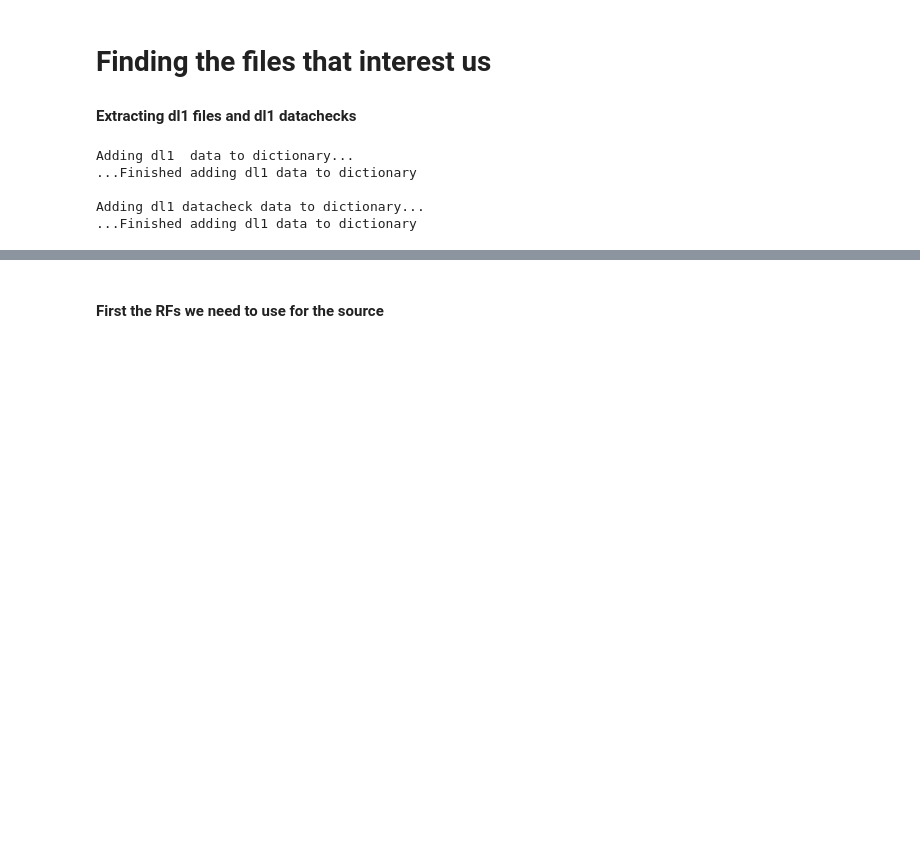
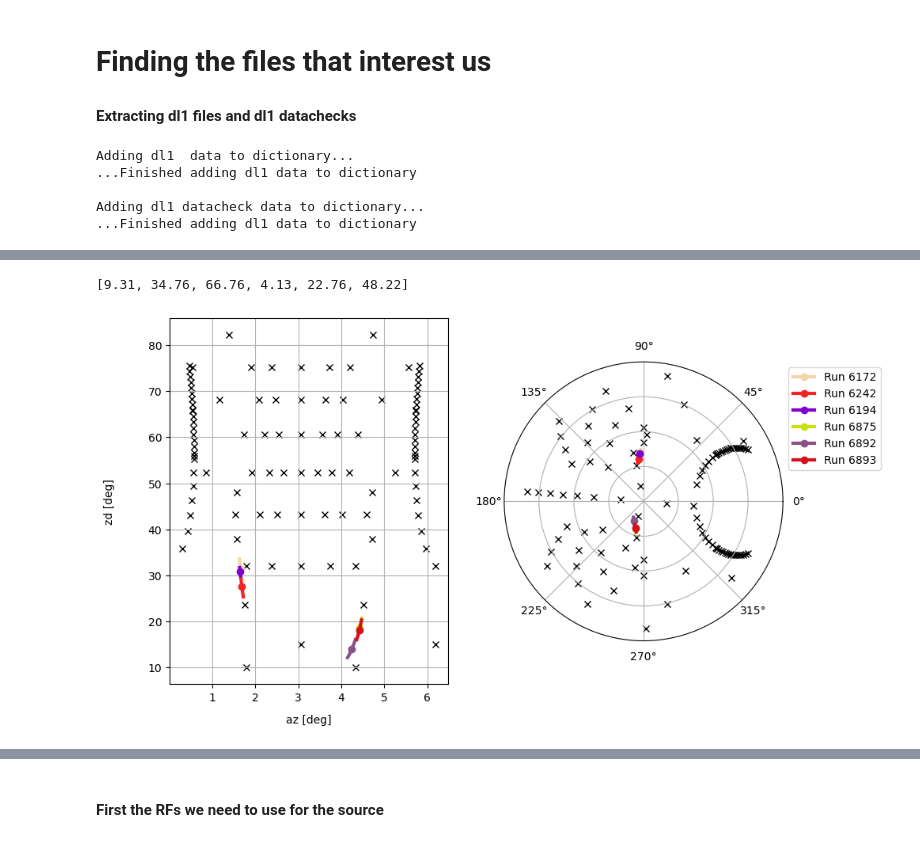
Before and after one commit to juanjq/lst_pipeline, a Jupyter notebook: main.ipynb, the cells around one changed output, grey strips where cells are left out. Drawn from its saved outputs; the diff is of its cells as text; code cells hidden in the pictures; blank space fills up the shorter version.

Commit message:
Added node selection

```diff
--- a/main.ipynb
+++ b/main.ipynb
@@ -101,0 +145,9 @@ Adding dl1 datacheck data to dictionary...
+# %%
+# and the MC nodes in AZ ZD
+mcs_decs = os.listdir(mcs_root)
+mc_nodes_dec = [float(d.split("_")[-1][:-2] + "." + d.split("_")[-1][-2:]) for d in mcs_decs]
+
+for i, dec in enumerate(mcs_decs):
+    nodes = os.listdir(mcs_root + dec)
+    zds = [float(n.split("_")[2]) for n in nodes]
+    azs = [float(n.split("_")[4]) for n in nodes]
@@ -101,0 +174,29 @@ Adding dl1 datacheck data to dictionary...
+# %%
+rf_nodes
+# %% [output]
+[9.31, 34.76, 66.76, 4.13, 22.76, 48.22]
+# %%
+fig = plt.figure(figsize=(10, 6))
+ax1 = fig.add_subplot(121)
+ax2 = fig.add_subplot(122, projection="polar")
+
+for run in run_numbers:
+    color = np.random.rand(3) # random color for each run
+    for ax, marker in [ax1, ax2]:
+        ax.plot(np.deg2rad(DICT[run]["pointing"]["srunwise"]["az"]), DICT[run]["pointing"]["srunwise"]["zd"], marker="",  color=color, ls="-", lw=3)
+        ax.plot(np.deg2rad(DICT[run]["pointing"]["az"]),             DICT[run]["pointing"]["zd"],             marker="o", color=color, ls="",  ms=6)
+        ax.plot([], [], marker="o", ls="-", lw=3, color=color, label=f"Run {run}")
+
+for ax in [ax1, ax2]:
+    ax.plot(np.deg2rad(azs), zds, marker="x", ls="", color="k", zorder=-10)
+    ax.grid(True)
+
+ax2.legend(loc="upper left", bbox_to_anchor=(1, 1))
+ax2.set_yticklabels([])
+ax2.set_yticks([22.5, 45, 67.5])
+ax2.set_ylim(0, 90)
+ax1.set_xlabel("az [deg]", labelpad=10)
+ax1.set_ylabel("zd [deg]", labelpad=30)
+plt.show()
+# %% [output]
+[figure, added]
```
Also changed, not shown: parts of 16 cells of this notebook, 3 other files.
